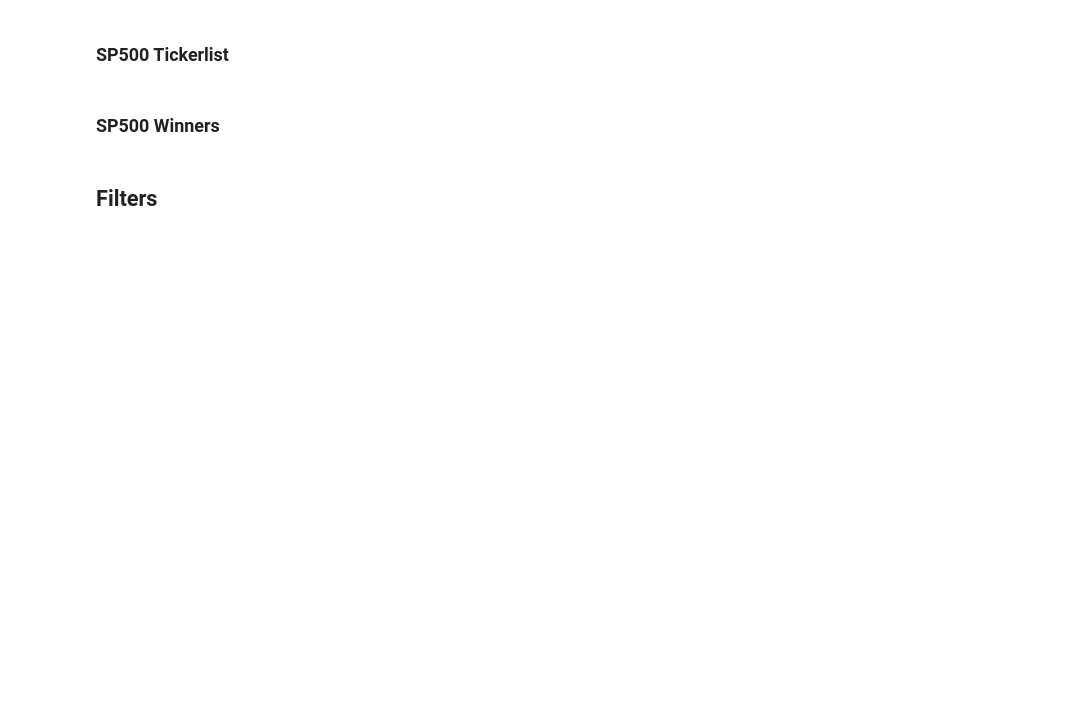
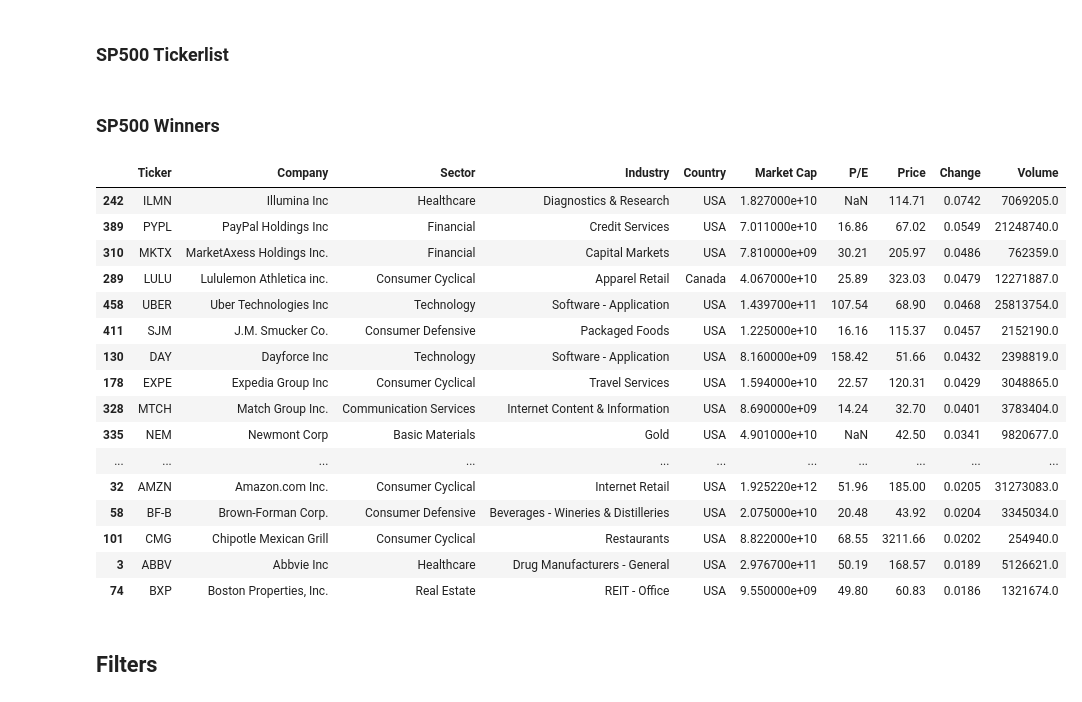
Before and after one commit to gitwalter/cohere-rag-agent, a Jupyter notebook: finvizfinance.ipynb, the cells around one changed output. Drawn from its saved outputs; the diff is of its cells as text; code cells hidden in the pictures; blank space fills up the shorter version.

```diff
--- a/finvizfinance.ipynb
+++ b/finvizfinance.ipynb
@@ -207,7 +238,25 @@ sp500_tickers = df['Ticker']
 ### SP500 Winners
 # %%
 sp500_winners = df[df['Change']>0]
-sp500_winners.sort_values(by='Change', ascending=False)
+sp500_winners.sort_values(by='Change', ascending=False).head(25)
+# %% [output]
+|  | Ticker | Company | Sector | Industry | Country | Market Cap | P/E | Price | Change | Volume |
+| 242 | ILMN | Illumina Inc | Healthcare | Diagnostics & Research | USA | 1.827000e+10 | NaN | 114.71 | 0.0742 | 7069205.0 |
+| 389 | PYPL | PayPal Holdings Inc | Financial | Credit Services | USA | 7.011000e+10 | 16.86 | 67.02 | 0.0549 | 21248740.0 |
+| 310 | MKTX | MarketAxess Holdings Inc. | Financial | Capital Markets | USA | 7.810000e+09 | 30.21 | 205.97 | 0.0486 | 762359.0 |
+| 289 | LULU | Lululemon Athletica inc. | Consumer Cyclical | Apparel Retail | Canada | 4.067000e+10 | 25.89 | 323.03 | 0.0479 | 12271887.0 |
+| 458 | UBER | Uber Technologies Inc | Technology | Software - Application | USA | 1.439700e+11 | 107.54 | 68.90 | 0.0468 | 25813754.0 |
+| 411 | SJM | J.M. Smucker Co. | Consumer Defensive | Packaged Foods | USA | 1.225000e+10 | 16.16 | 115.37 | 0.0457 | 2152190.0 |
+| 130 | DAY | Dayforce Inc | Technology | Software - Application | USA | 8.160000e+09 | 158.42 | 51.66 | 0.0432 | 2398819.0 |
+| 178 | EXPE | Expedia Group Inc | Consumer Cyclical | Travel Services | USA | 1.594000e+10 | 22.57 | 120.31 | 0.0429 | 3048865.0 |
+| 328 | MTCH | Match Group Inc. | Communication Services | Internet Content & Information | USA | 8.690000e+09 | 14.24 | 32.70 | 0.0401 | 3783404.0 |
+| 335 | NEM | Newmont Corp | Basic Materials | Gold | USA | 4.901000e+10 | NaN | 42.50 | 0.0341 | 9820677.0 |
+| ... | ... | ... | ... | ... | ... | ... | ... | ... | ... | ... |
+| 32 | AMZN | Amazon.com Inc. | Consumer Cyclical | Internet Retail | USA | 1.925220e+12 | 51.96 | 185.00 | 0.0205 | 31273083.0 |
+| 58 | BF-B | Brown-Forman Corp. | Consumer Defensive | Beverages - Wineries & Distilleries | USA | 2.075000e+10 | 20.48 | 43.92 | 0.0204 | 3345034.0 |
+| 101 | CMG | Chipotle Mexican Grill | Consumer Cyclical | Restaurants | USA | 8.822000e+10 | 68.55 | 3211.66 | 0.0202 | 254940.0 |
+| 3 | ABBV | Abbvie Inc | Healthcare | Drug Manufacturers - General | USA | 2.976700e+11 | 50.19 | 168.57 | 0.0189 | 5126621.0 |
+| 74 | BXP | Boston Properties, Inc. | Real Estate | REIT - Office | USA | 9.550000e+09 | 49.80 | 60.83 | 0.0186 | 1321674.0 |
 # %% [markdown]
 ## Filters
 # %%
```
Also changed, not shown: parts of 6 cells of this notebook, 2 other files.
